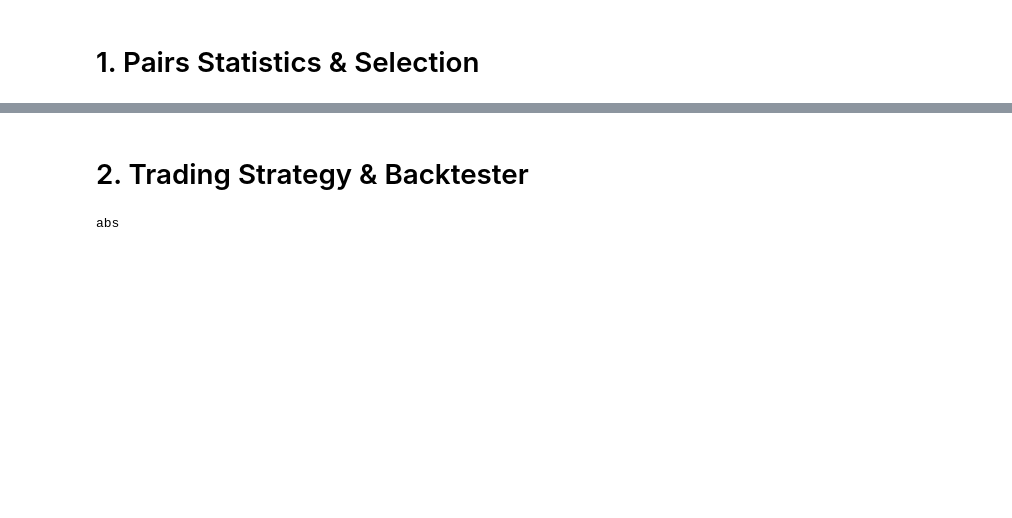
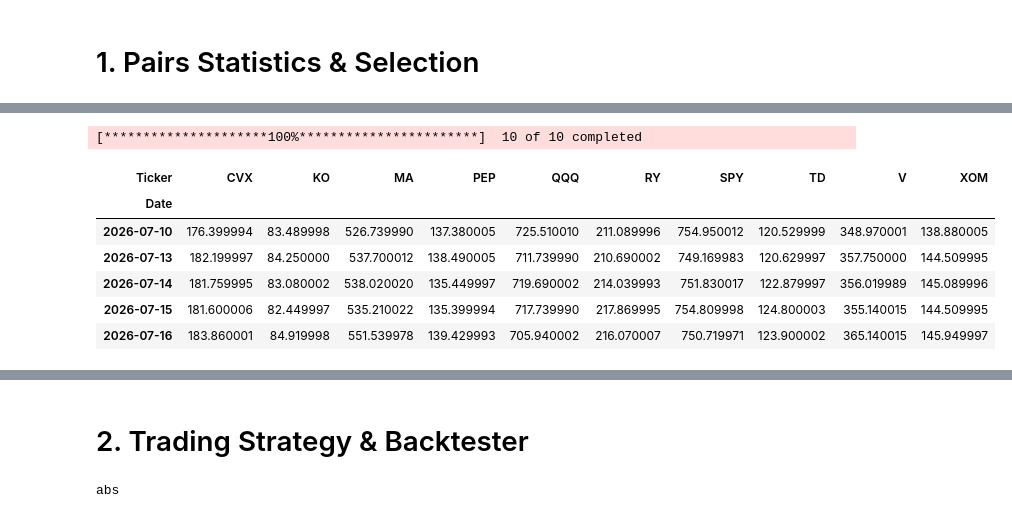
Before and after one commit to JamesDuf/UW-DRP-2026S, a Jupyter notebook: UW_DRP_2026S_pairs_trading_project.ipynb, the cells around one changed output, grey strips where cells are left out. Saved outputs shown, nothing was run; the diff lists cells and outputs as text; code cells hidden in the pictures; blank space fills up the shorter version.

```diff
--- a/UW_DRP_2026S_pairs_trading_project.ipynb
+++ b/UW_DRP_2026S_pairs_trading_project.ipynb
@@ -79,2 +85,43 @@ Hello
 # %%
-# Here is a comment
+import statsmodels.api as sm
+from statsmodels.tsa.stattools import coint, adfuller
+from itertools import combinations
+
+#   KO-PEP    Coca-Cola vs PepsiCo (beverages)
+#   MA-V      Mastercard vs Visa (payments)
+#   XOM-CVX   ExxonMobil vs Chevron (energy/oil)
+#   TD-RY     TD Bank vs Royal Bank of Canada (Canadian banking)
+#   SPY-QQQ   S&P 500 ETF vs Nasdaq-100 ETF (broad market indices)
+DEFAULT_PAIRS = [("KO", "PEP"), ("MA", "V"), ("XOM", "CVX"), ("TD", "RY"), ("SPY", "QQQ")]
+
+# Flatten DEFAULT_PAIRS, deduplicate, sort — produces the full ticker list needed for the price download
+ALL_TICKERS = sorted({ticker for pair in DEFAULT_PAIRS for ticker in pair})
+ALL_TICKERS
+# %%
+def download_adjusted_close(tickers, start, end):
+    if isinstance(tickers, str):
+        tickers = [tickers]
+
+    raw = yf.download(tickers, start=start, end=end, auto_adjust=True)
+    prices = raw["Close"]
+
+    if isinstance(prices, pd.Series):
+        prices = prices.to_frame(name=tickers[0])
+
+    return prices
+# %%
+# Date range aligned with the project spec (2018-2026); end = today to get the most recent data
+START_DATE = "2018-01-01"
+END_DATE = dt.date.today().isoformat()
+
+raw_prices = download_adjusted_close(ALL_TICKERS, START_DATE, END_DATE)
+raw_prices.tail()
+# %% [output]
+[*********************100%***********************]  10 of 10 completed
+| Ticker | CVX | KO | MA | PEP | QQQ | RY | SPY | TD | V | XOM |
+| Date |  |  |  |  |  |  |  |  |  |  |
+| 2026-07-10 | 176.399994 | 83.489998 | 526.739990 | 137.380005 | 725.510010 | 211.089996 | 754.950012 | 120.529999 | 348.970001 | 138.880005 |
+| 2026-07-13 | 182.199997 | 84.250000 | 537.700012 | 138.490005 | 711.739990 | 210.690002 | 749.169983 | 120.629997 | 357.750000 | 144.509995 |
+| 2026-07-14 | 181.759995 | 83.080002 | 538.020020 | 135.449997 | 719.690002 | 214.039993 | 751.830017 | 122.879997 | 356.019989 | 145.089996 |
+| 2026-07-15 | 181.600006 | 82.449997 | 535.210022 | 135.399994 | 717.739990 | 217.869995 | 754.809998 | 124.800003 | 355.140015 | 144.509995 |
+| 2026-07-16 | 183.860001 | 84.919998 | 551.539978 | 139.429993 | 705.940002 | 216.070007 | 750.719971 | 123.900002 | 365.140015 | 145.949997 |
```
Also changed, not shown: parts of 12 cells of this notebook, 1 other file.
